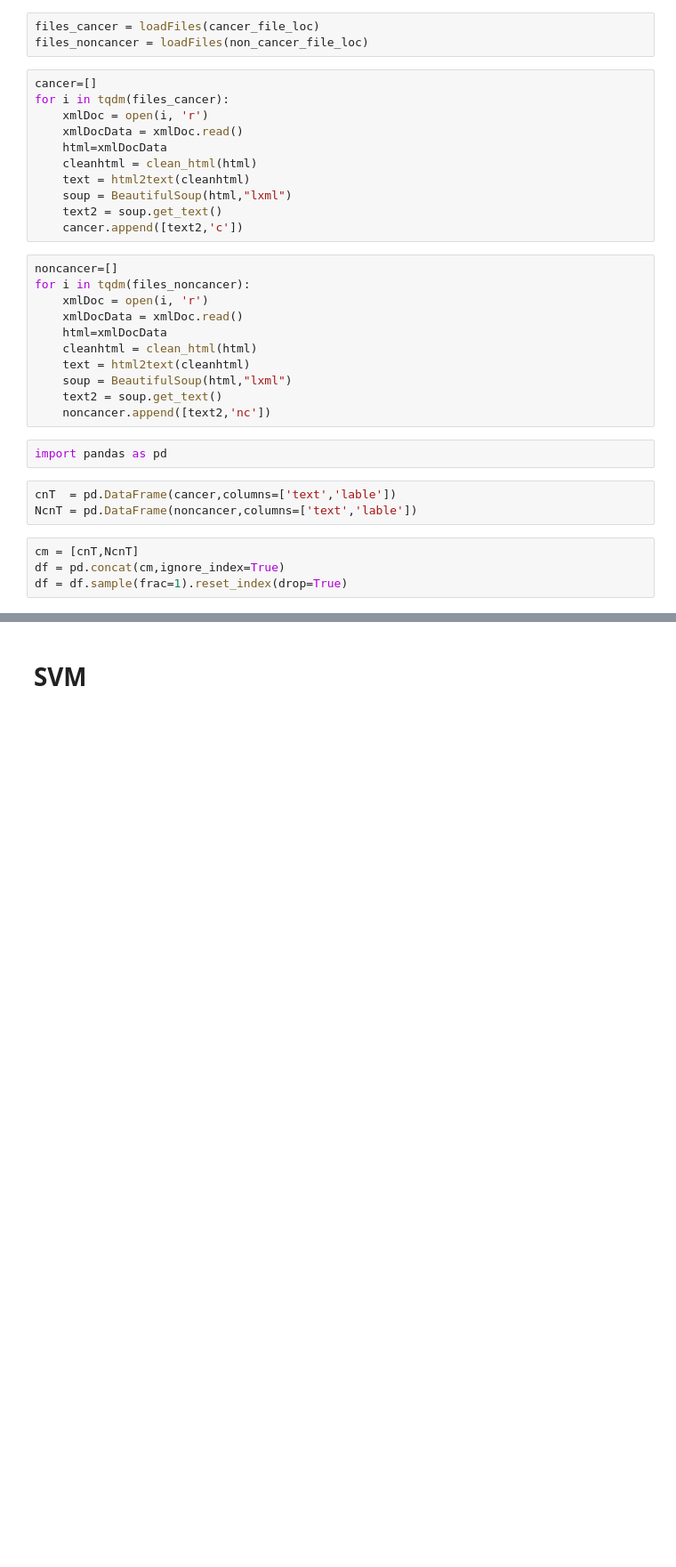
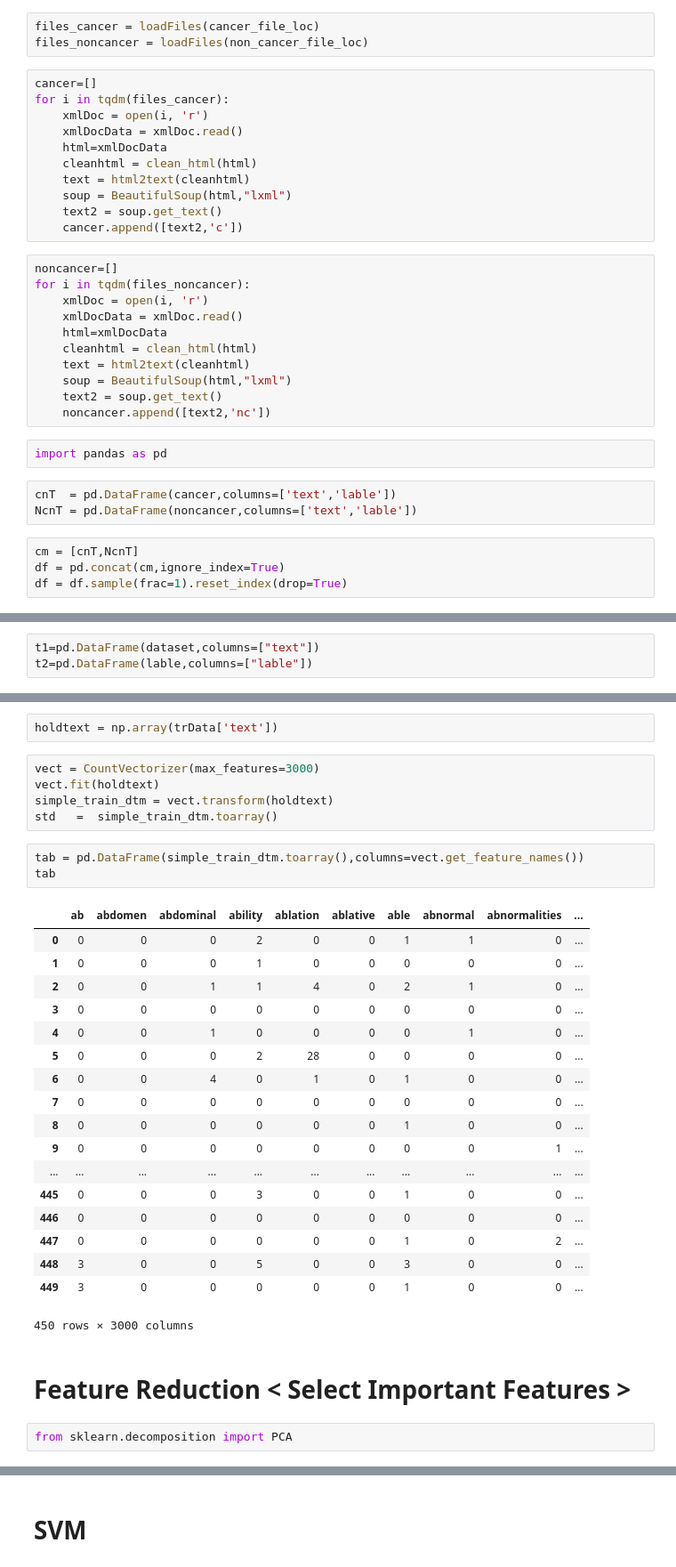
Before and after one commit to erayon/PubMed, a Jupyter notebook: cancer_classification.ipynb, the cells around one changed output, grey strips where cells are left out. Shown at 89% size. Saved outputs shown, nothing was run; the diff lists cells and outputs as text; blank space fills up the shorter version.

```diff
--- a/cancer_classification.ipynb
+++ b/cancer_classification.ipynb
@@ -103,0 +143,3 @@ df
+# %%
+t1=pd.DataFrame(dataset,columns=["text"])
+t2=pd.DataFrame(lable,columns=["lable"])
@@ -103,0 +163,33 @@ df
+# %%
+holdtext = np.array(trData['text'])
+# %%
+vect = CountVectorizer(max_features=3000)
+vect.fit(holdtext)
+simple_train_dtm = vect.transform(holdtext)
+std   =  simple_train_dtm.toarray()
+# %%
+tab = pd.DataFrame(simple_train_dtm.toarray(),columns=vect.get_feature_names())
+tab
+# %% [output]
+|  | ab | abdomen | abdominal | ability | ablation | ablative | able | abnormal | abnormalities | ... |
+| 0 | 0 | 0 | 0 | 2 | 0 | 0 | 1 | 1 | 0 | ... |
+| 1 | 0 | 0 | 0 | 1 | 0 | 0 | 0 | 0 | 0 | ... |
+| 2 | 0 | 0 | 1 | 1 | 4 | 0 | 2 | 1 | 0 | ... |
+| 3 | 0 | 0 | 0 | 0 | 0 | 0 | 0 | 0 | 0 | ... |
+| 4 | 0 | 0 | 1 | 0 | 0 | 0 | 0 | 1 | 0 | ... |
+| 5 | 0 | 0 | 0 | 2 | 28 | 0 | 0 | 0 | 0 | ... |
+| 6 | 0 | 0 | 4 | 0 | 1 | 0 | 1 | 0 | 0 | ... |
+| 7 | 0 | 0 | 0 | 0 | 0 | 0 | 0 | 0 | 0 | ... |
+| 8 | 0 | 0 | 0 | 0 | 0 | 0 | 1 | 0 | 0 | ... |
+| 9 | 0 | 0 | 0 | 0 | 0 | 0 | 0 | 0 | 1 | ... |
+| ... | ... | ... | ... | ... | ... | ... | ... | ... | ... | ... |
+| 445 | 0 | 0 | 0 | 3 | 0 | 0 | 1 | 0 | 0 | ... |
+| 446 | 0 | 0 | 0 | 0 | 0 | 0 | 0 | 0 | 0 | ... |
+| 447 | 0 | 0 | 0 | 0 | 0 | 0 | 1 | 0 | 2 | ... |
+| 448 | 3 | 0 | 0 | 5 | 0 | 0 | 3 | 0 | 0 | ... |
+| 449 | 3 | 0 | 0 | 0 | 0 | 0 | 1 | 0 | 0 | ... |
+450 rows × 3000 columns
+# %% [markdown]
+# Feature Reduction < Select Important Features >
+# %%
+from sklearn.decomposition import PCA
```
Also changed, not shown: parts of 38 cells of this notebook.
